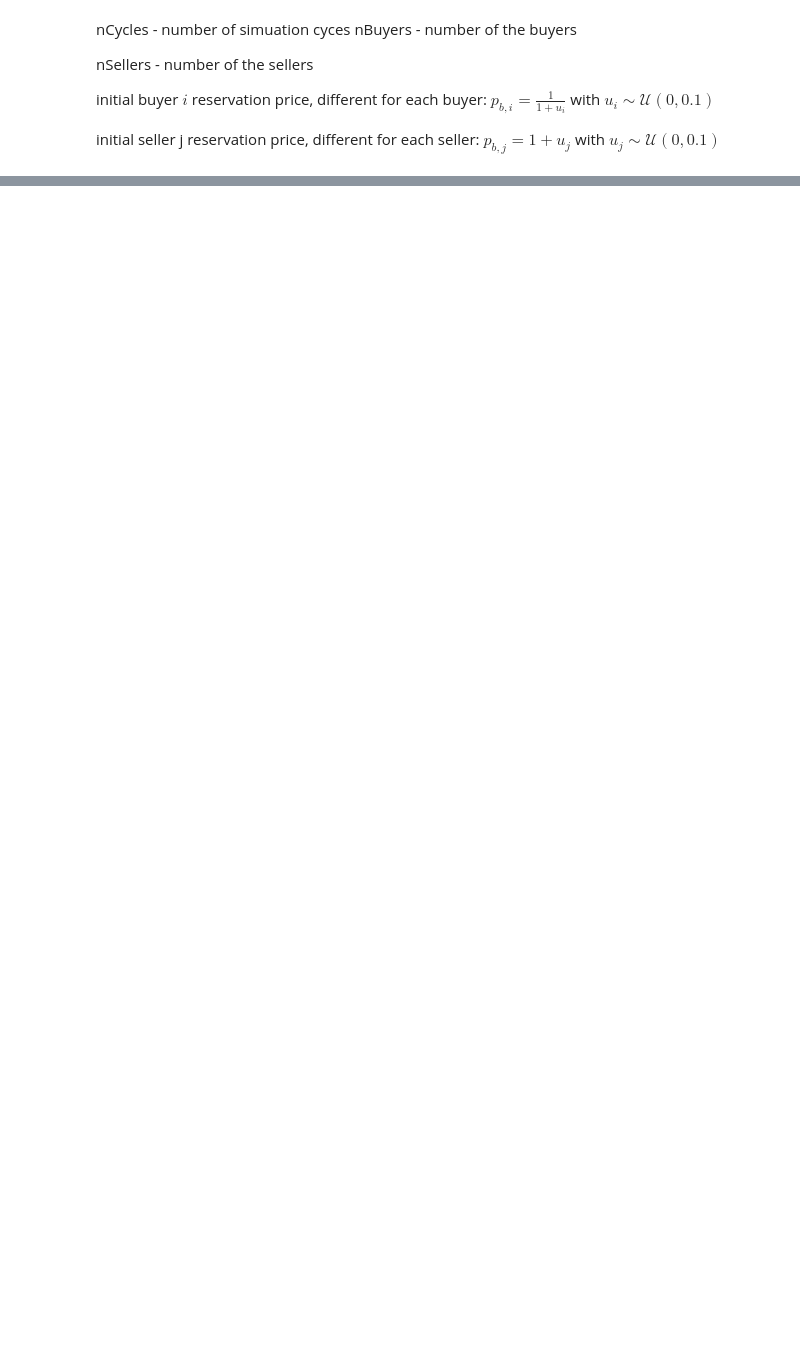
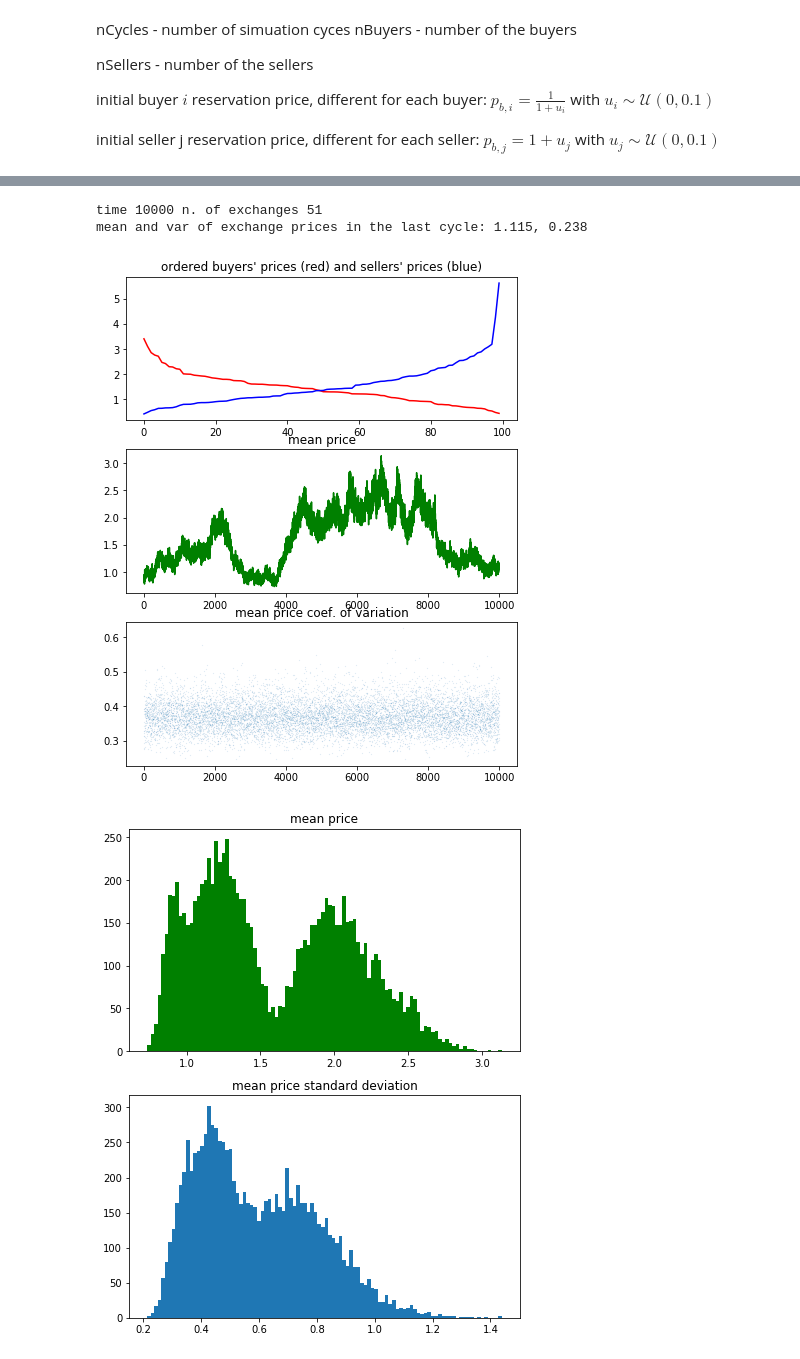
Before and after one commit to terna/microHayekianMarket, a Jupyter notebook: microHayekianMarket.ipynb, the cells around one changed output, grey strips where cells are left out. Drawn from its saved outputs; the diff is of its cells as text; code cells hidden in the pictures; blank space fills up the shorter version.

```diff
--- a/microHayekianMarket.ipynb
+++ b/microHayekianMarket.ipynb
@@ -34,4 +47,7 @@ plt.plot(np.sort(sellerPriceList),"b")
 # %%
+# hayekian perspective
+d1=0.2
+d2=0.2
 meanPrice_ts=[]
 meanPriceStDev_ts=[]
 meanPriceVar_ts=[]
@@ -42,45 +58,66 @@ for t in range(1,nCycles+1):
     for n in range(agNum):
         i = np.random.randint(0,nBuyers)
         j = np.random.randint(0,nSellers)
-        #print ('%2d %2d %.3f %.3f %.3f'% (i,j,buyerPriceList[i]-sellerPriceList[j],\
-        #                          buyerPriceList[i],sellerPriceList[j]))
+        #print ('%2d %2d %.3f %.3f %.3f'% \
+        #      (i,j,buyerPriceList[i]-sellerPriceList[j],\
+        #       buyerPriceList[i],sellerPriceList[j]))
+
         if buyerPriceList[i]>=sellerPriceList[j]:
             dealPrices.append(sellerPriceList[j])
-            buyerPriceList[i] *=1/(1+np.random.uniform(0,0.1))
-            sellerPriceList[j]*=1+np.random.uniform(0,0.1)
+            buyerPriceList[i] *=1/(1+np.random.uniform(d1))
+            sellerPriceList[j]*=1+np.random.uniform(d2)
         else:
-            buyerPriceList[i] *=1+np.random.uniform(0,0.2)
-            sellerPriceList[j]*=1/(1+np.random.uniform(0,0.2))
+            buyerPriceList[i] *=1+np.random.uniform(d1)
+            sellerPriceList[j]*=1/(1+np.random.uniform(d2))
 
-        #print ('%2d %2d %.3f %.3f %.3f \n'% (i,j,buyerPriceList[i]-sellerPriceList[j],\
-        #                          buyerPriceList[i],sellerPriceList[j]))
+        #print ('%2d %2d %.3f %.3f %.3f \n'% \
+        #      (i,j,buyerPriceList[i]-sellerPriceList[j],\
+        #       buyerPriceList[i],sellerPriceList[j]))
 
     if len(dealPrices) > 2:
         meanPrice_ts.append(s.mean(dealPrices))
         meanPriceVar_ts.append(s.variance(dealPrices))
         meanPriceStDev_ts.append(s.stdev(dealPrices))
     else:
         meanPrice_ts.append(np.nan)
         meanPriceStDev_ts.append(np.nan)
 
     if t % 1000==0:
         clear_output()
         #flush_figures()
         print('time', t, 'n. of exchanges', len(dealPrices))
-        print('mean and var of exchange prices in the last cycle: %.3f, %.3f' %\
+        print(\
+        'mean and var of exchange prices in the last cycle: %.3f, %.3f' %\
               (meanPrice_ts[-1],meanPriceVar_ts[-1]))
 
         plt.figure(1,figsize=(7,9),clear=True)
         plt.subplot(311)
+        plt.title(\
+            "ordered buyers' prices (red) and sellers' prices (blue)")
         plt.plot(np.sort(buyerPriceList)[::-1],"r")
         plt.plot(np.sort(sellerPriceList),"b")
         plt.subplot(312)
+        plt.title("mean price")
         plt.plot(meanPrice_ts,"g")
         plt.subplot(313)
+        plt.title("mean price coef. of variation")
         coefOfVariation=[]
         for m in range(len(meanPriceStDev_ts)):
             coefOfVariation.append(meanPriceStDev_ts[m]/
                                    meanPrice_ts[m])
         plt.plot(coefOfVariation,".",markersize=0.1)
         show()
         #time.sleep(0.1)
+
+plt.figure(2,figsize=(7,9))
+plt.subplot(211)
+plt.title("mean price")
+plt.hist(meanPrice_ts,100,color="g");
+plt.subplot(212)
+plt.title("mean price standard deviation")
+plt.hist(meanPriceStDev_ts,100);
+# %% [output]
+time 10000 n. of exchanges 51
+mean and var of exchange prices in the last cycle: 1.115, 0.238
+[figure, added]
+[figure, added]
```
Also changed, not shown: parts of 3 cells of this notebook, 1 other file.
